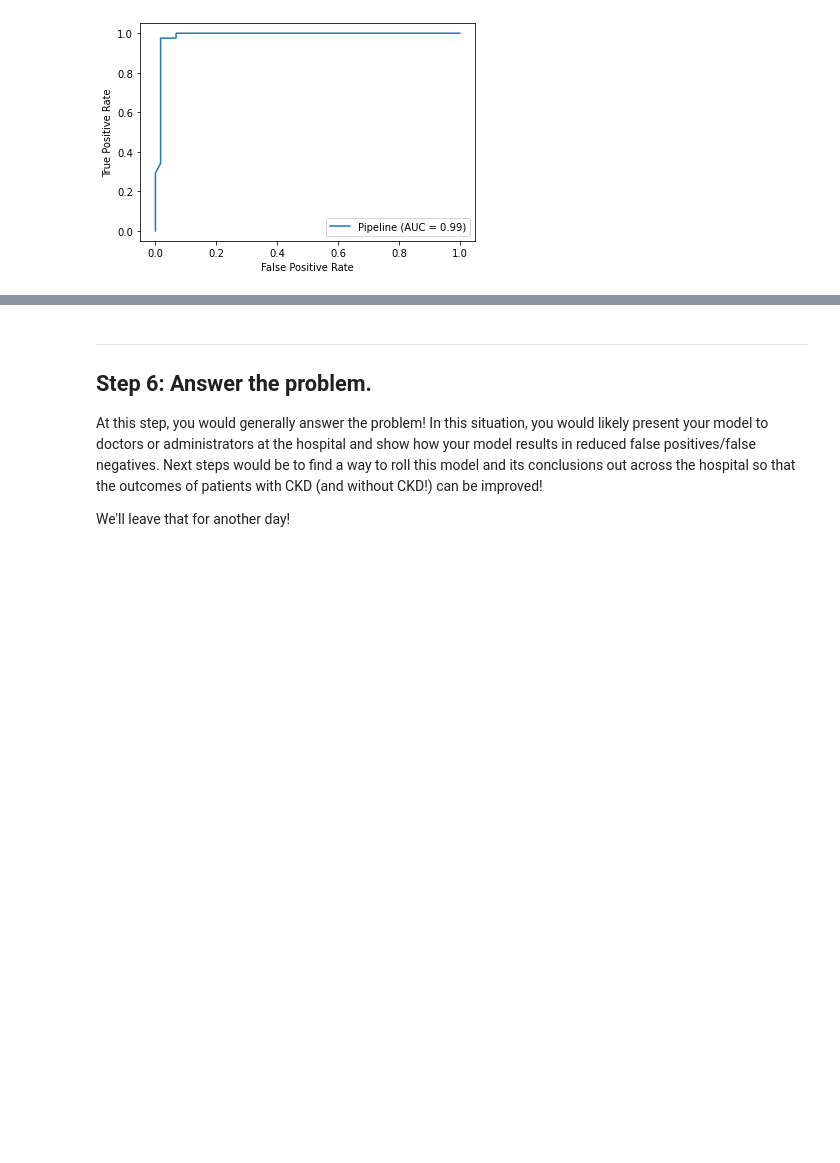
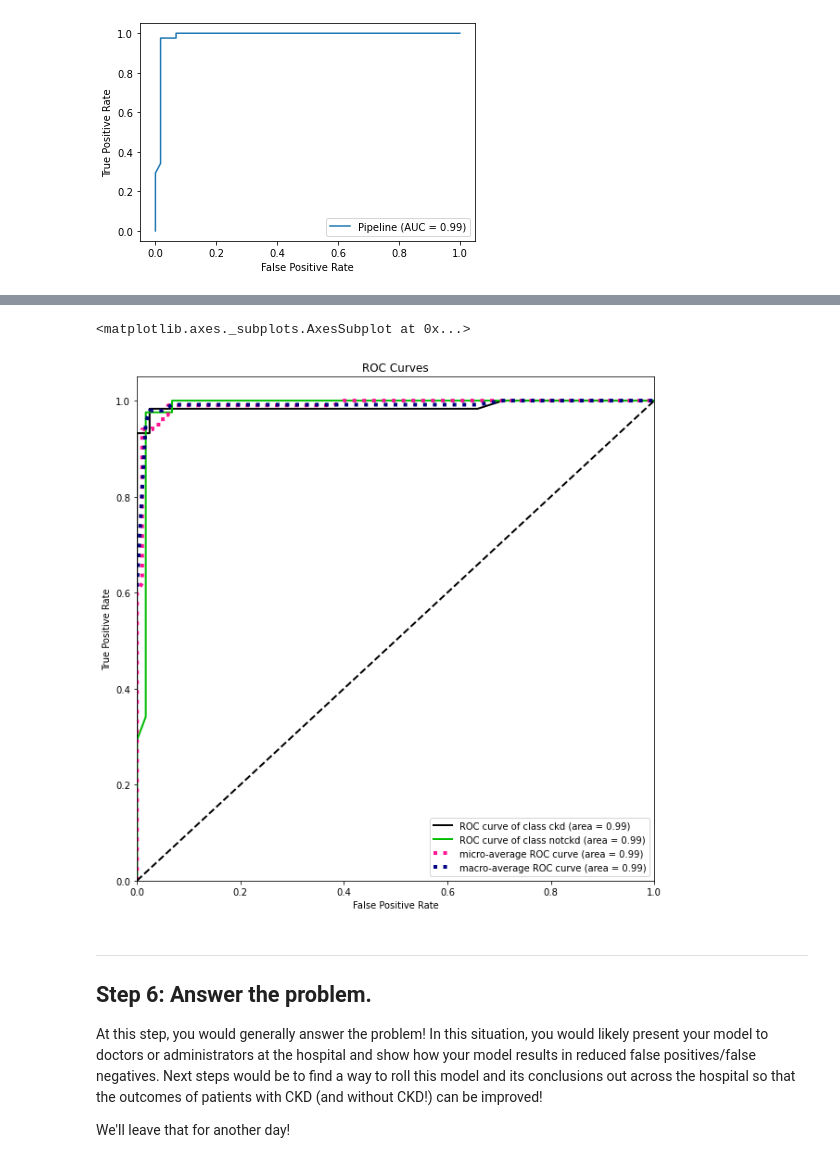
Before and after one commit to viviloaf/general-assembly, a Jupyter notebook: labs/4.02-lab-classification-model-evaluation-master/starter-code.ipynb, the cells around one changed output, grey strips where cells are left out. Saved outputs shown, nothing was run; the diff lists cells and outputs as text; code cells hidden in the pictures; blank space fills up the shorter version.

Commit message:
add better roc curve from scikit

```diff
--- a/labs/4.02-lab-classification-model-evaluation-master/starter-code.ipynb
+++ b/labs/4.02-lab-classification-model-evaluation-master/starter-code.ipynb
@@ -750,0 +791,5 @@ plot_roc_curve(estimator=pipe[0], X=ms.X_test, y=ms.y_test)
+# %%
+plot_roc(y_true=ms.y_test, y_probas=y_score_roc, figsize=(10,10))
+# %% [output]
+<matplotlib.axes._subplots.AxesSubplot at 0x...>
+[figure, added]
```
Also changed, not shown: parts of 5 cells of this notebook.
